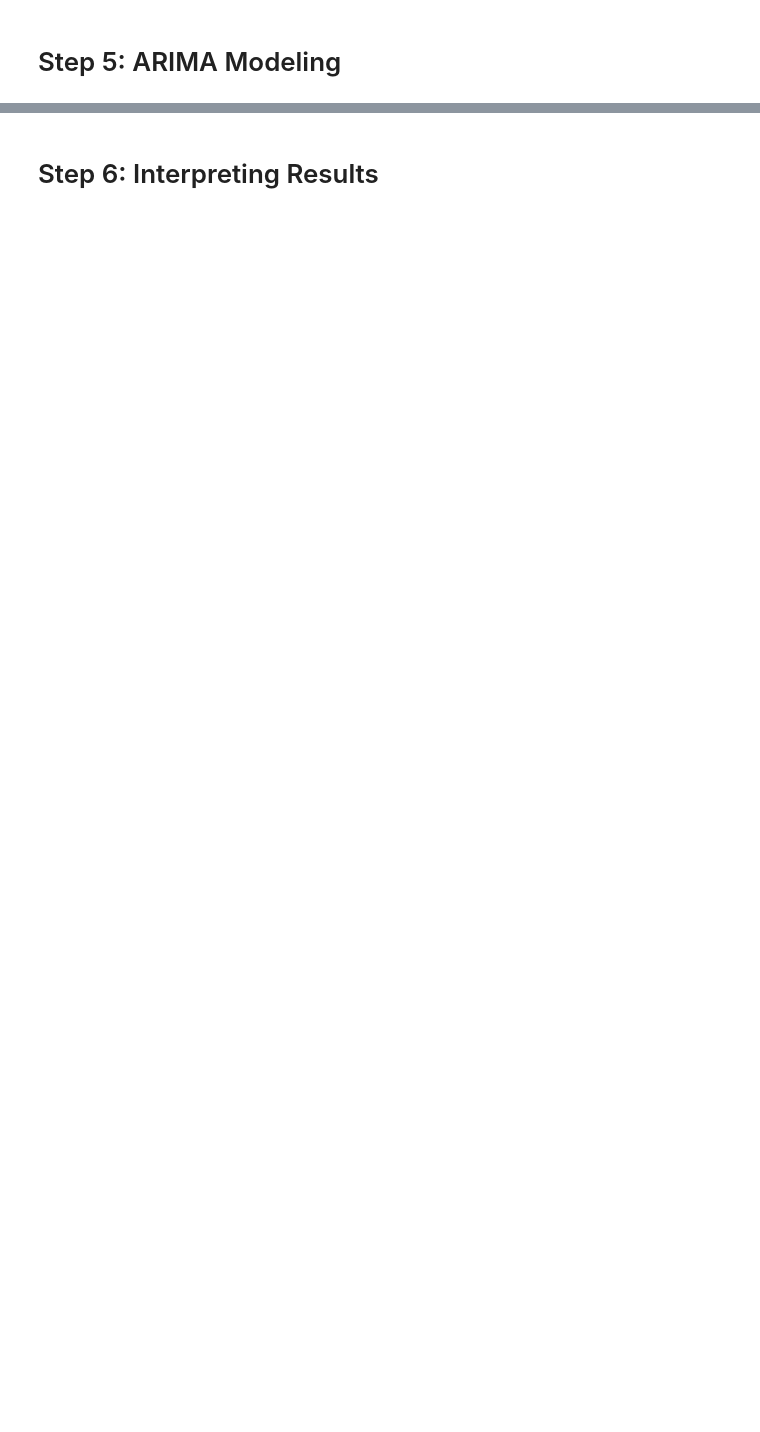
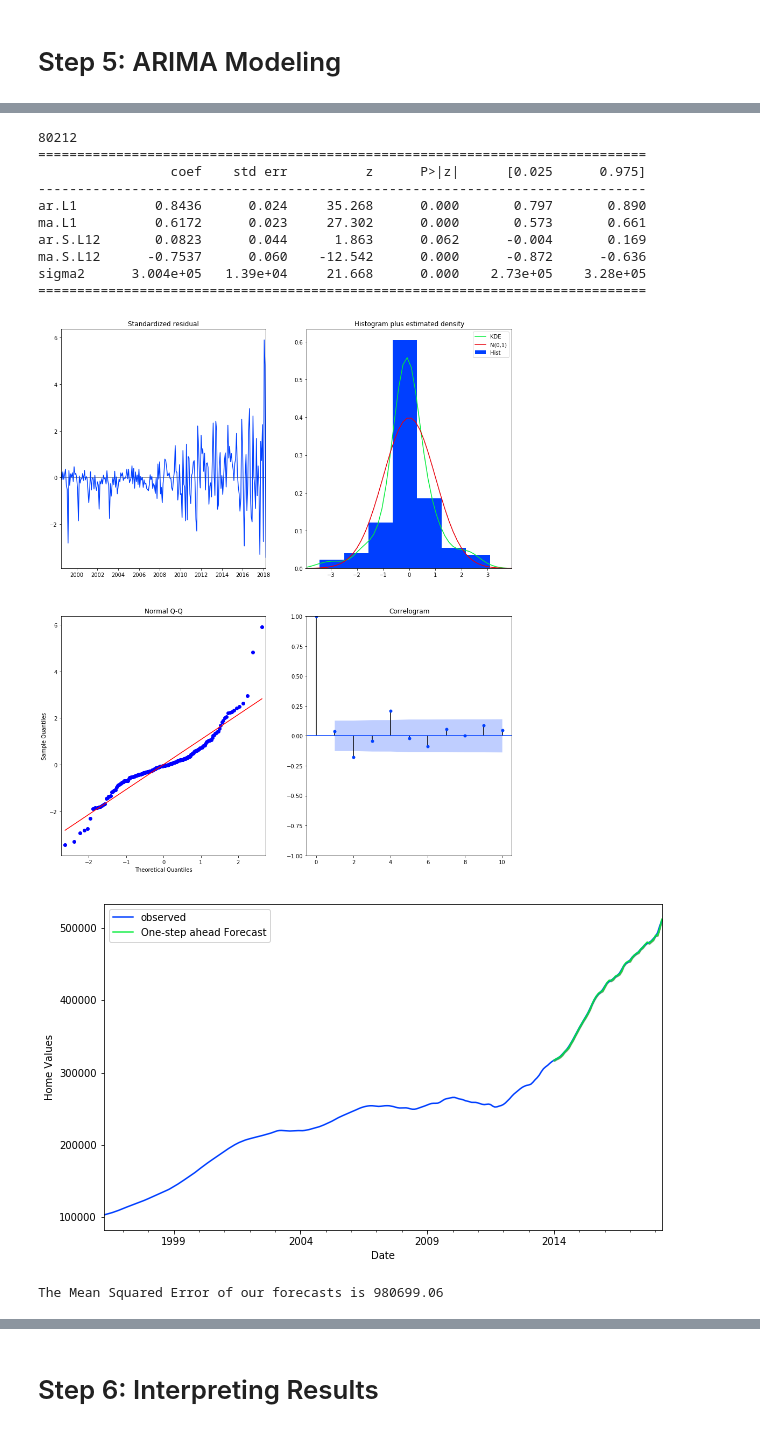
Before and after one commit to tinaprisma/dsc-mod-4-project-online-ds-sp-000, a Jupyter notebook: mod_4_starter_notebook.ipynb, the cells around one changed output, grey strips where cells are left out. Saved outputs shown, nothing was run; the diff lists cells and outputs as text; code cells hidden in the pictures; blank space fills up the shorter version.

```diff
--- a/mod_4_starter_notebook.ipynb
+++ b/mod_4_starter_notebook.ipynb
@@ -280,0 +389,16 @@ Name: 63, dtype: object
+# %%
+arima(zip_df, 80212, 1, 1, 1, 12, 1)
+# %% [output]
+80212
+==============================================================================
+                 coef    std err          z      P>|z|      [0.025      0.975]
+------------------------------------------------------------------------------
+ar.L1          0.8436      0.024     35.268      0.000       0.797       0.890
+ma.L1          0.6172      0.023     27.302      0.000       0.573       0.661
+ar.S.L12       0.0823      0.044      1.863      0.062      -0.004       0.169
+ma.S.L12      -0.7537      0.060    -12.542      0.000      -0.872      -0.636
+sigma2      3.004e+05   1.39e+04     21.668      0.000    2.73e+05    3.28e+05
+==============================================================================
+[figure, added]
+[figure, added]
+The Mean Squared Error of our forecasts is 980699.06
```
Also changed, not shown: parts of 56 cells of this notebook.
